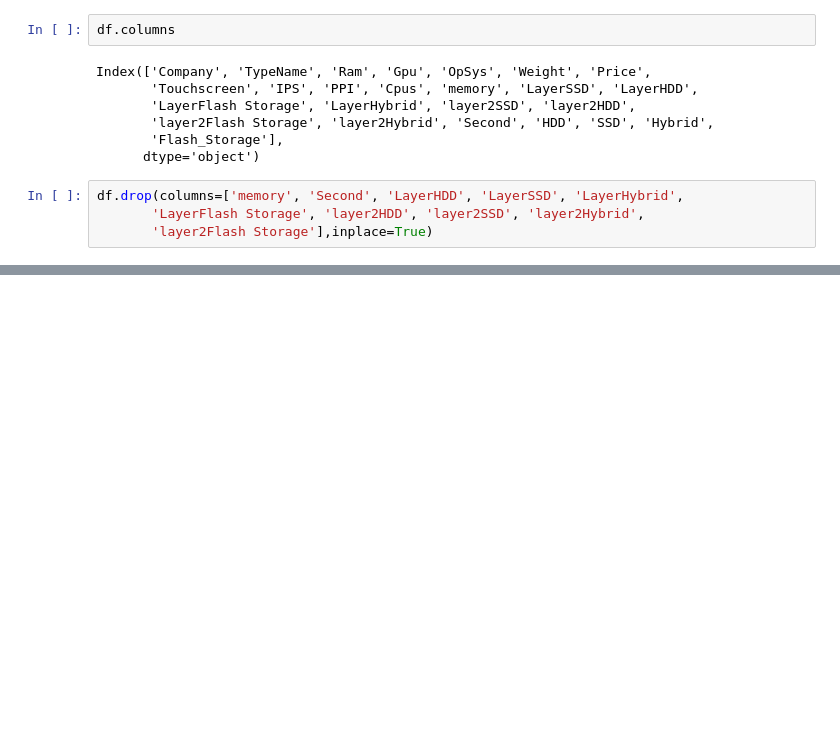
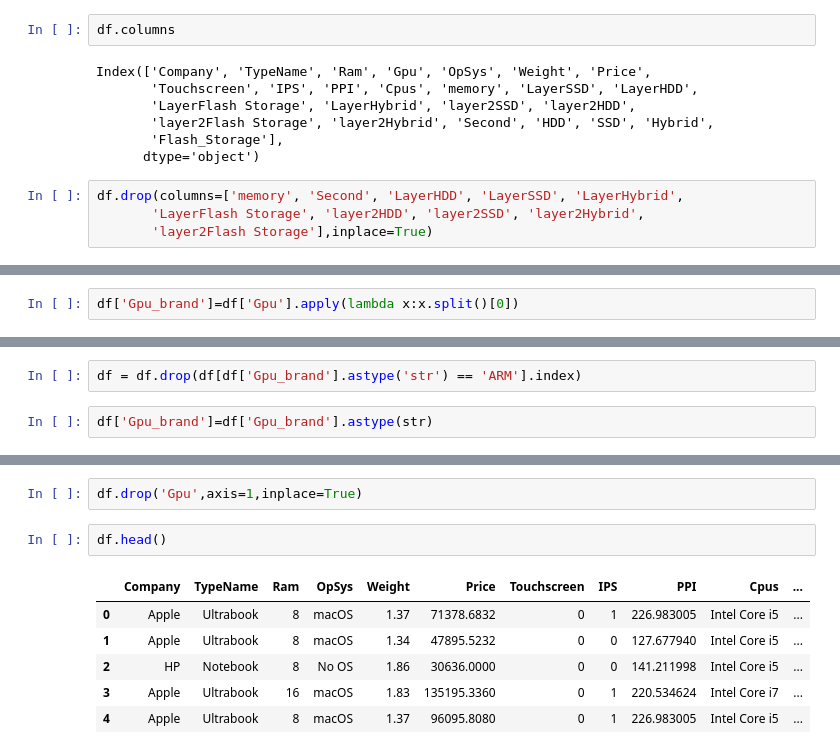
Before and after one commit to srikanthsingamsetty/machine_learning, a Jupyter notebook: Laptop price prediction/laptop price prediction.ipynb, the cells around one changed output, grey strips where cells are left out. Saved outputs shown, nothing was run; the diff lists cells and outputs as text; blank space fills up the shorter version.

Commit message:
Laptop price Prediction

```diff
--- a/Laptop price prediction/laptop price prediction.ipynb
+++ b/Laptop price prediction/laptop price prediction.ipynb
@@ -645,0 +786,2 @@ df.head()
+# %%
+df['Gpu_brand']=df['Gpu'].apply(lambda x:x.split()[0])
@@ -645,0 +791,4 @@ df.head()
+# %%
+df = df.drop(df[df['Gpu_brand'].astype('str') == 'ARM'].index)
+# %%
+df['Gpu_brand']=df['Gpu_brand'].astype(str)
@@ -645,0 +804,11 @@ df.head()
+# %%
+df.drop('Gpu',axis=1,inplace=True)
+# %%
+df.head()
+# %% [output]
+|  | Company | TypeName | Ram | OpSys | Weight | Price | Touchscreen | IPS | PPI | Cpus | ... |
+| 0 | Apple | Ultrabook | 8 | macOS | 1.37 | 71378.6832 | 0 | 1 | 226.983005 | Intel Core i5 | ... |
+| 1 | Apple | Ultrabook | 8 | macOS | 1.34 | 47895.5232 | 0 | 0 | 127.677940 | Intel Core i5 | ... |
+| 2 | HP | Notebook | 8 | No OS | 1.86 | 30636.0000 | 0 | 0 | 141.211998 | Intel Core i5 | ... |
+| 3 | Apple | Ultrabook | 16 | macOS | 1.83 | 135195.3360 | 0 | 1 | 220.534624 | Intel Core i7 | ... |
+| 4 | Apple | Ultrabook | 8 | macOS | 1.37 | 96095.8080 | 0 | 1 | 226.983005 | Intel Core i5 | ... |
```
Also changed, not shown: parts of 32 cells of this notebook.
